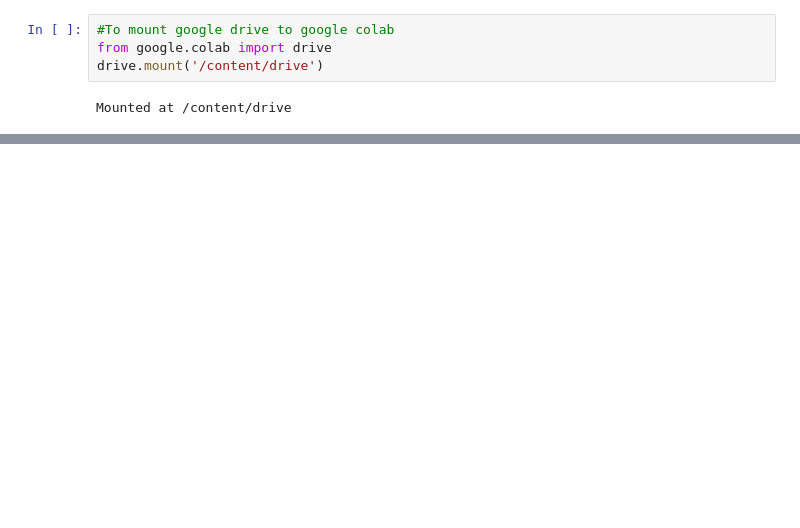
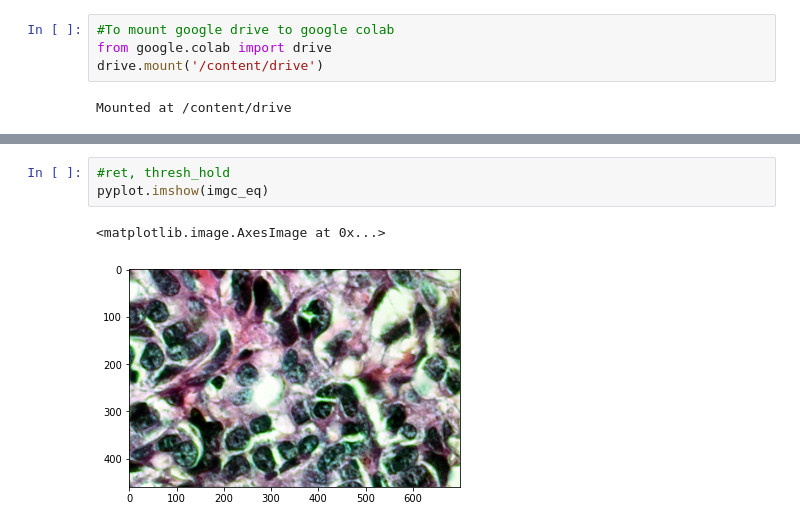
Before and after one commit to Nadeem-Anwar/Nadeem-Anwar, a Jupyter notebook: Cancer.ipynb, the cells around one changed output, grey strips where cells are left out. Cells and saved outputs as stored; diff of their text form; blank space fills up the shorter version.

```diff
--- a/Cancer.ipynb
+++ b/Cancer.ipynb
@@ -87,0 +143,6 @@ print(data)
+# %%
+#ret, thresh_hold
+pyplot.imshow(imgc_eq)
+# %% [output]
+<matplotlib.image.AxesImage at 0x...>
+[figure, added]
```
Also changed, not shown: parts of 8 cells of this notebook.
